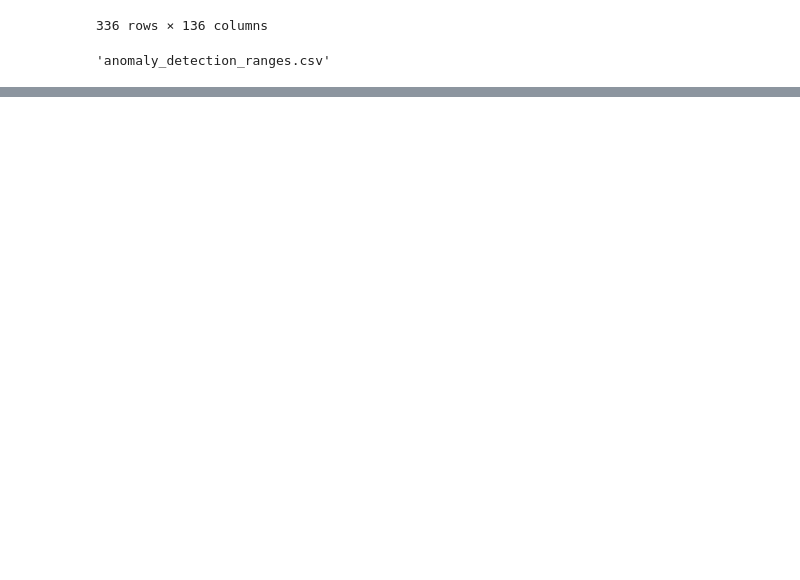
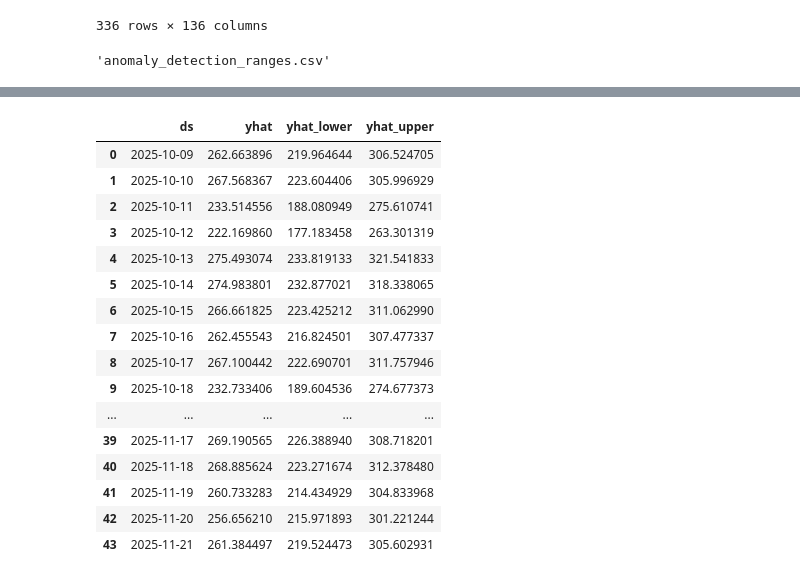
Before and after one commit to drdevinhopkins/ed-flow-2023, a Jupyter notebook: notebooks/anomaly_detection.ipynb, the cells around one changed output, grey strips where cells are left out. Drawn from its saved outputs; the diff is of its cells as text; code cells hidden in the pictures; blank space fills up the shorter version.

Commit message:
Refactor anomaly detection script to include daily inflow forecasting and Dropbox upload functionality

```diff
--- a/notebooks/anomaly_detection.ipynb
+++ b/notebooks/anomaly_detection.ipynb
@@ -115,0 +118,10 @@ drive.put(name='anomaly_detection_ranges.csv', path='anomaly_detection_ranges.cs
+# %%
+daily_inflow = pd.read_csv('https://www.dropbox.com/scl/fi/e61kmtweg90tq5hpqrnsf/daily_inflow.csv?rlkey=15r15klj0s0005fvhvlt2iuqt&raw=1')
+daily_inflow.ds = pd.to_datetime(daily_inflow.ds)
+
+column = 'Daily_Inflow_Total'
+m = Prophet(interval_width=0.95, weekly_seasonality=True, yearly_seasonality=True, daily_seasonality=False, seasonality_mode='additive', changepoint_prior_scale=0.05, seasonality_prior_scale=10.0, holidays_prior_scale=10.0)
+m.add_country_holidays(country_name='CA')
+m.fit(daily_inflow[['ds', column]].rename(columns={column: 'y'}))
+future = m.make_future_dataframe(periods=30, freq='D')
+forecast = m.predict(future.tail(30+14))
@@ -115,0 +163,20 @@ drive.put(name='anomaly_detection_ranges.csv', path='anomaly_detection_ranges.cs
+# %%
+forecast[['ds', 'yhat', 'yhat_lower', 'yhat_upper']]
+# %% [output]
+|  | ds | yhat | yhat_lower | yhat_upper |
+| 0 | 2025-10-09 | 262.663896 | 219.964644 | 306.524705 |
+| 1 | 2025-10-10 | 267.568367 | 223.604406 | 305.996929 |
+| 2 | 2025-10-11 | 233.514556 | 188.080949 | 275.610741 |
+| 3 | 2025-10-12 | 222.169860 | 177.183458 | 263.301319 |
+| 4 | 2025-10-13 | 275.493074 | 233.819133 | 321.541833 |
+| 5 | 2025-10-14 | 274.983801 | 232.877021 | 318.338065 |
+| 6 | 2025-10-15 | 266.661825 | 223.425212 | 311.062990 |
+| 7 | 2025-10-16 | 262.455543 | 216.824501 | 307.477337 |
+| 8 | 2025-10-17 | 267.100442 | 222.690701 | 311.757946 |
+| 9 | 2025-10-18 | 232.733406 | 189.604536 | 274.677373 |
+| ... | ... | ... | ... | ... |
+| 39 | 2025-11-17 | 269.190565 | 226.388940 | 308.718201 |
+| 40 | 2025-11-18 | 268.885624 | 223.271674 | 312.378480 |
+| 41 | 2025-11-19 | 260.733283 | 214.434929 | 304.833968 |
+| 42 | 2025-11-20 | 256.656210 | 215.971893 | 301.221244 |
+| 43 | 2025-11-21 | 261.384497 | 219.524473 | 305.602931 |
```
Also changed, not shown: parts of 4 cells of this notebook, 1 other file.
